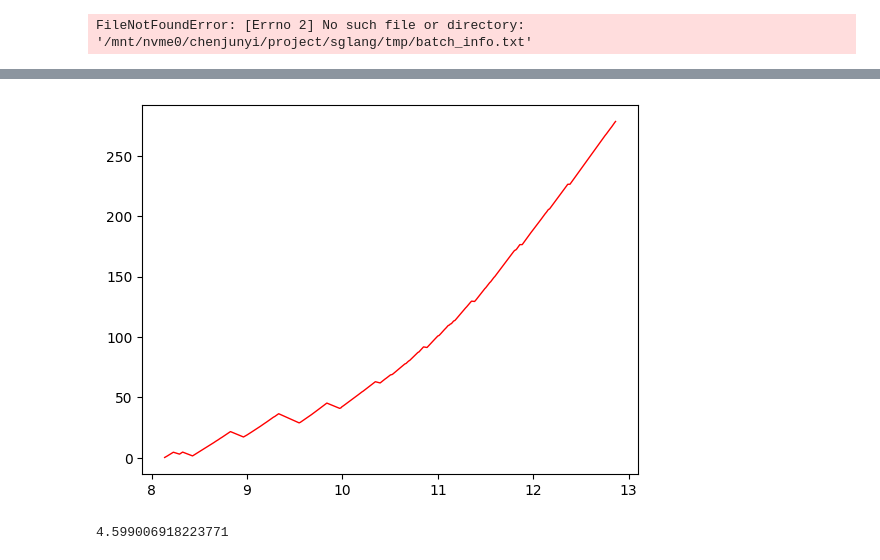
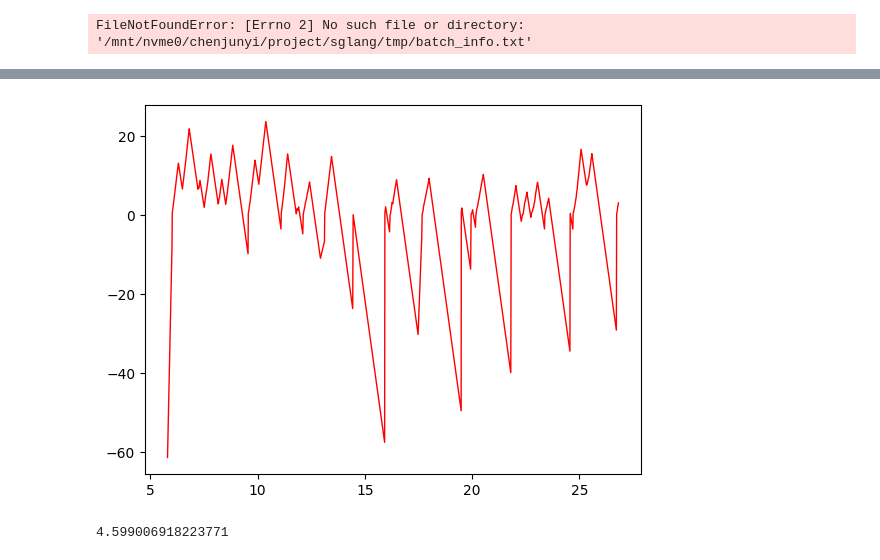
Before and after one commit to flyinglandlord/sglang, a Jupyter notebook: playground.ipynb, the cells around one changed output, grey strips where cells are left out. Saved outputs shown, nothing was run; the diff lists cells and outputs as text; code cells hidden in the pictures.

```diff
--- a/playground.ipynb
+++ b/playground.ipynb
@@ -984,13 +984,13 @@ for i in range(len(outputs)):
 # %%
-output = outputs[15]
+output = outputs[90]
 cum_itl = [0] + np.cumsum(output.itl)
 token_num = list(range(0, len(cum_itl)))
 if output.output_speed < 30:
     plt.plot(output.ttft + cum_itl, output.buffer_size[1:], color='black', linewidth=1)
 else:
     plt.plot(output.ttft + cum_itl, output.buffer_size[1:], color='red', linewidth=1)
 # %% [output]
-[figure, old version]
+[figure, new version]
 # %%
 total_valid_tokens = 0
 total_time = 0.0
```
Also changed, not shown: parts of 2 cells of this notebook, 4 other files.
